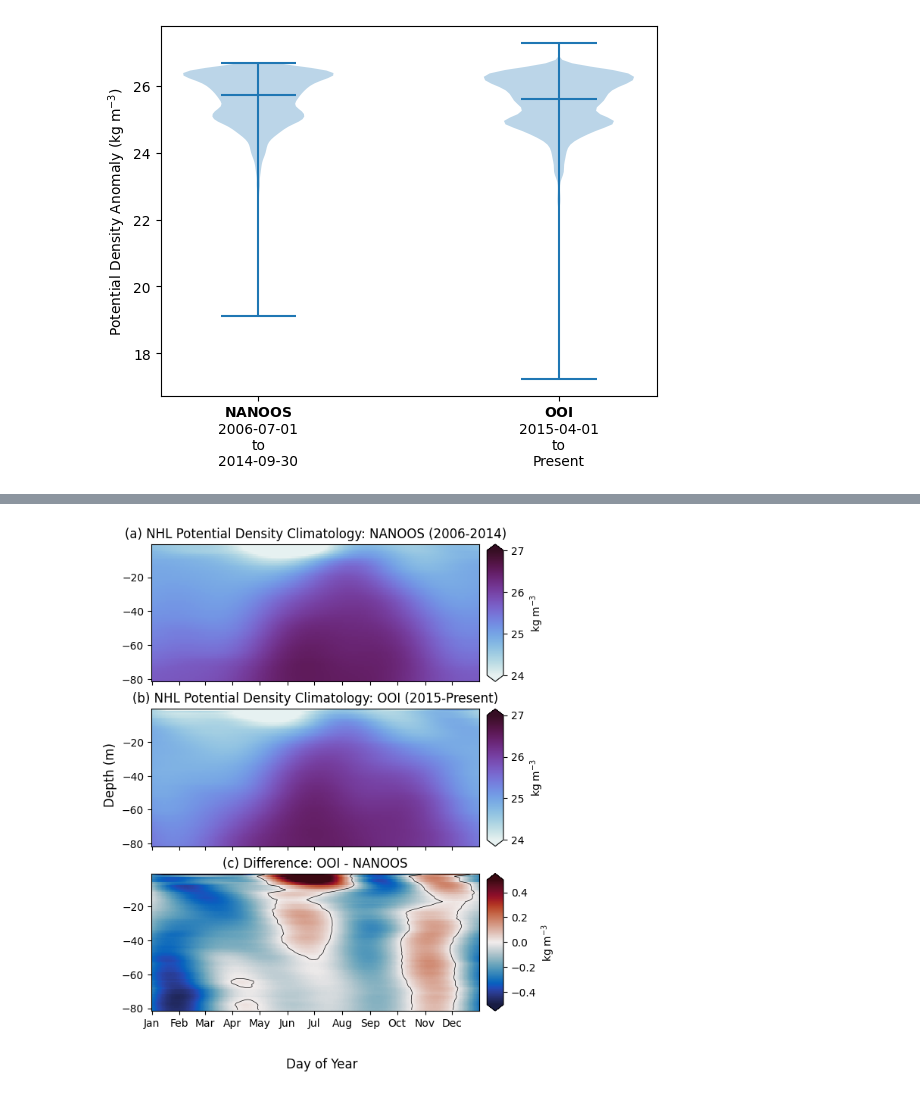
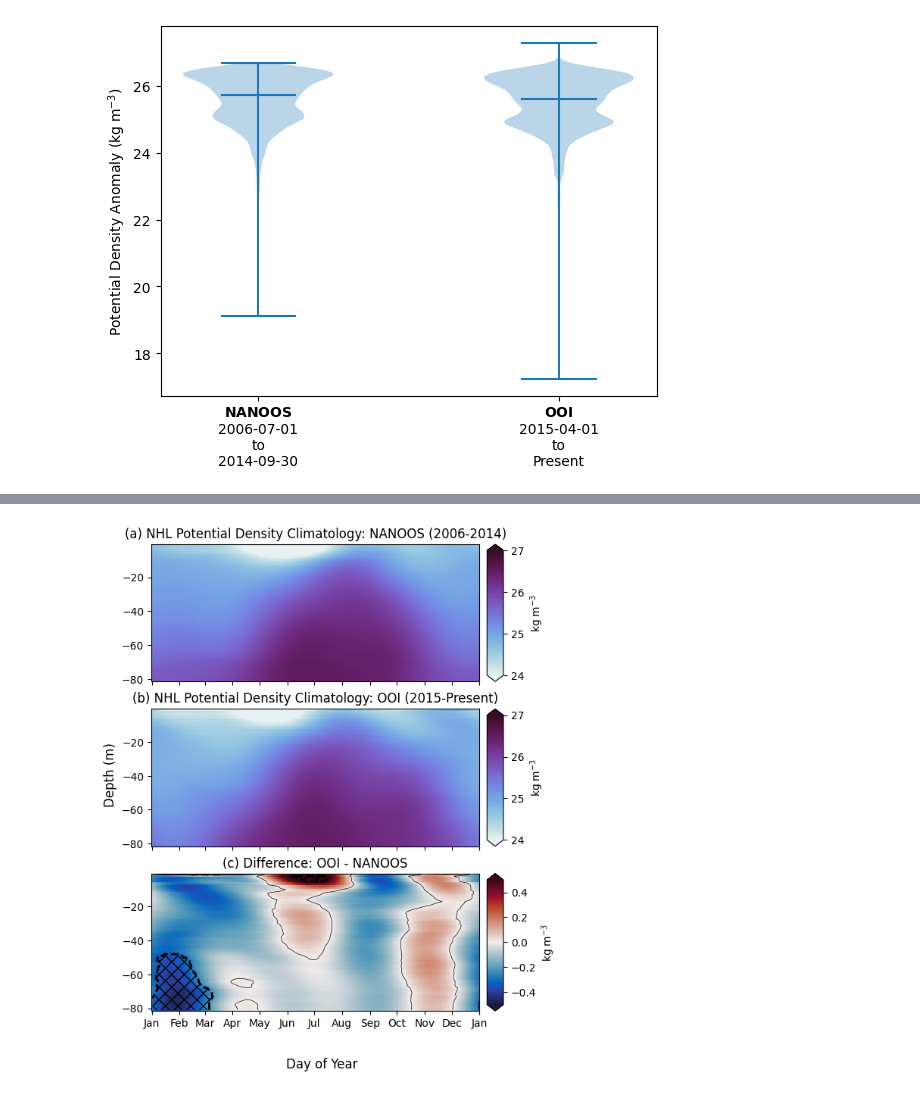
Before and after one commit to andrew-s28/shelf-nitrate-response-to-upwelling, a Jupyter notebook: notebooks/bottle_sample_comparison.ipynb, the cells around one changed output, grey strips where cells are left out. Cells and saved outputs as stored; diff of their text form; code cells hidden in the pictures.

Commit message:
add hatching for overlapping CIs to density climatology plot

```diff
--- a/notebooks/bottle_sample_comparison.ipynb
+++ b/notebooks/bottle_sample_comparison.ipynb
@@ -687,7 +705,7 @@ fig, (ax0, ax1, ax2) = plt.subplots(
 pcm0 = ax0.pcolormesh(
     nhl_clima_nanoos["dayofyear"] - 1,
     -nhl_clima_nanoos["pressure"],
-    nhl_clima_nanoos,
+    nhl_clima_nanoos["fit"],
     shading="auto",
     cmap=cmo.dense,
     vmin=24,
@@ -697,7 +715,7 @@ add_colorbar(ax0, pcm0, label="$\\mathsf{kg \\; m^{-3}}$")
 pcm1 = ax1.pcolormesh(
     nhl_clima_ooi["dayofyear"] - 1,
     -nhl_clima_ooi["pressure"],
-    nhl_clima_ooi,
+    nhl_clima_ooi["fit"],
     shading="auto",
     cmap=cmo.dense,
     vmin=24,
@@ -706,33 +724,60 @@ pcm1 = ax1.pcolormesh(
 add_colorbar(ax1, pcm1, label="$\\mathsf{kg \\; m^{-3}}$")
 pcm2 = ax2.pcolormesh(
     nhl_clima_ooi["dayofyear"] - 1,
     -nhl_clima_ooi["pressure"],
-    nhl_clima_ooi - nhl_clima_nanoos,
+    nhl_clima_ooi["fit"] - nhl_clima_nanoos["fit"],
     shading="auto",
     cmap=cmo.balance,
     vmin=-0.5,
     vmax=0.5,
 )
 ax2.contour(
     nhl_clima_ooi["dayofyear"] - 1,
     -nhl_clima_ooi["pressure"],
-    nhl_clima_ooi - nhl_clima_nanoos,
+    nhl_clima_ooi["fit"] - nhl_clima_nanoos["fit"],
     levels=[0],
     colors="k",
     linewidths=0.5,
 )
 add_colorbar(ax2, pcm2, label="$\\mathsf{kg \\; m^{-3}}$")
+
+# Calculate the lower and upper bounds for both climatologies at each (pressure, dayofyear)
+ooi_lower = nhl_clima_ooi["fit"] - nhl_clima_ooi["fit_ci"]
+ooi_upper = nhl_clima_ooi["fit"] + nhl_clima_ooi["fit_ci"]
+nanoos_lower = nhl_clima_nanoos["fit"] - nhl_clima_nanoos["fit_ci"]
+nanoos_upper = nhl_clima_nanoos["fit"] + nhl_clima_nanoos["fit_ci"]
+
+# Intervals intersect if the lower bound of one is less than the upper bound of the other and vice versa
+intersect = (ooi_lower <= nanoos_upper) & (nanoos_lower <= ooi_upper)
+
+ax2.contourf(
+    intersect["dayofyear"],
+    -intersect["pressure"],
+    intersect.where(~intersect),  # only fill where there's no intersection
+    hatches=["xx"],
+    alpha=0,
+    levels=[0, 1],
+)
+ax2.contour(
+    intersect["dayofyear"],
+    -intersect["pressure"],
+    intersect,
+    levels=[0],
+    linestyles="--",
+    colors="k",
+    linewidths=2,
+)
 
 ax0.set_title("(a) NHL Potential Density Climatology: NANOOS (2006-2014)")
 ax1.set_title("(b) NHL Potential Density Climatology: OOI (2015-Present)")
 ax2.set_title("(c) Difference: OOI - NANOOS")
 
 fig.supylabel("Depth (m)")
 fig.supxlabel("Day of Year")
 
 locator = mdates.MonthLocator()
 month_fmt = mdates.DateFormatter("%b")
 ax2.xaxis.set_major_locator(locator)
 ax2.xaxis.set_major_formatter(month_fmt)
 # %% [output]
-[figure, old version]
+[figure, new version]
```
Also changed, not shown: parts of 2 cells of this notebook, 1 other file.
